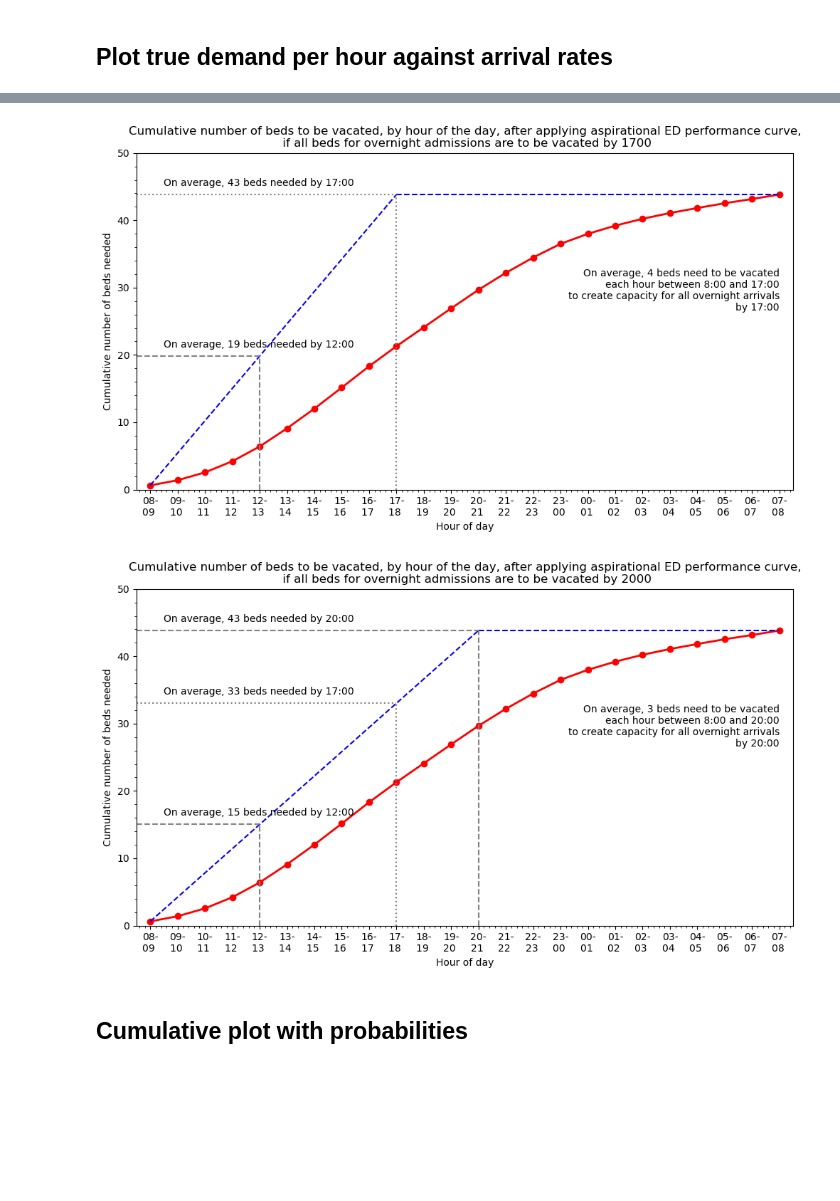
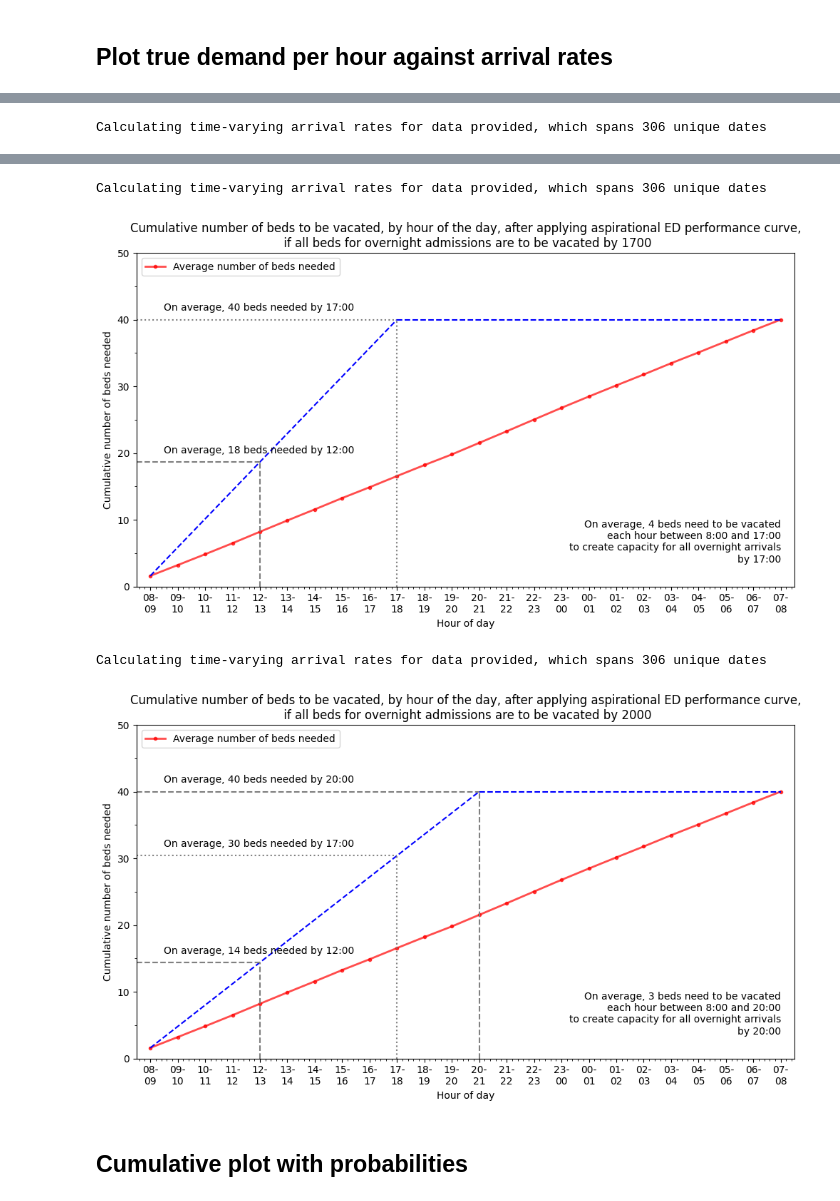
Before and after one commit to zmek/patientflow, a Jupyter notebook: notebooks/experiments/Modelling_to_show_true_demand.ipynb, the cells around one changed output, grey strips where cells are left out. Drawn from its saved outputs; the diff is of its cells as text; code cells hidden in the pictures; blank space fills up the shorter version.

Commit message:
refactor true-demand-modelling

```diff
--- a/notebooks/experiments/Modelling_to_show_true_demand.ipynb
+++ b/notebooks/experiments/Modelling_to_show_true_demand.ipynb
@@ -23,9 +20,8 @@ import json
 import pandas as pd
 
 PROJECT_ROOT = Path().home()
-USER_ROOT = Path().home() / 'work'
+USER_ROOT = Path().home() / 'Repos'
 
-sys.path.append(str(USER_ROOT / 'patientflow' / 'src' / 'patientflow'))
 
 
 model_file_path = USER_ROOT / 'patientflow' / 'trained-models'
@@ -33,6 +29,8 @@ model_file_path = USER_ROOT / 'patientflow' / 'trained-models'
 data_path = USER_ROOT / 'ed-predictor' / 'data-raw'
 media_file_path = USER_ROOT / 'patientflow' / 'notebooks' / 'experiments' / 'img'
 # media_file_path.mkdir(parents=True, exist_ok=True)
+# %%
+data_path= USER_ROOT / 'patientflow' / 'data-public'
 # %%
 import numpy as np
 seed_path = USER_ROOT / 'seed'
@@ -47,5 +45,5 @@ n = np.random.randint(1, 10*52)
 
 These are set in config.json. You can change these for your own purposes. But the times of day will need to match those in the provided dataset if you want to run this notebook successfully.
 # %%
-uclh = True
+uclh = False
 # %%
@@ -69,7 +67,7 @@ y1 = .8
 ## Load data
 # %%
 import pandas as pd
-from load import set_file_locations
+from patientflow.load import set_file_locations
 
 if uclh:
 
@@ -77,11 +75,11 @@ if uclh:
 else:
     visits_csv_path, yta_csv_path = set_file_locations(uclh, data_path)
 
-yta = pd.read_csv(yta_csv_path)
+inpatient_arrivals = pd.read_csv(yta_csv_path)
 
-yta['arrival_datetime'] = pd.to_datetime(yta['arrival_datetime'], utc = True)
+inpatient_arrivals['arrival_datetime'] = pd.to_datetime(inpatient_arrivals['arrival_datetime'], utc = True)
 
-weekdays_yta = yta[yta['arrival_datetime'].dt.weekday < 5]
+weekdays_yta = inpatient_arrivals[inpatient_arrivals['arrival_datetime'].dt.weekday < 5]
 
-yta.set_index('arrival_datetime', inplace=True)
+inpatient_arrivals.set_index('arrival_datetime', inplace=True)
 weekdays_yta.set_index('arrival_datetime', inplace=True)
@@ -617,14 +425,15 @@ plot_arrival_rates(hour_labels, arrival_rates, title, start_plot_index = 8,
 # plot_cumulative_arrival_rates(hour_labels, list(poisson_means_sum), title, start_plot_index = 0)
 
 title = 'Cumulative number of beds needed by hour of the day\nafter applying aspirational ED performance curve, starting at 0800'
-plot_cumulative_arrival_rates(hour_labels, list(poisson_means_sum), title, start_plot_index = 8,  file_prefix = '6_')
+plot_cumulative_arrival_rates(inpatient_arrivals, title, curve_params=(x1, y1, x2, y2), start_plot_index = 8,  file_prefix = '6_')
 
 start_of_influencable_window = 8
 end_of_influencable_window = 17
 title = f'Cumulative number of beds to be vacated, by hour of the day, after applying aspirational ED performance curve,\n if all beds for overnight admissions are to be vacated by {end_of_influencable_window}00'
-plot_cumulative_arrival_rates(hour_labels, list(poisson_means_sum), title, start_plot_index = 8, draw_window = (start_of_influencable_window, end_of_influencable_window), file_prefix = '7_', set_y_lim = 50)
+plot_cumulative_arrival_rates(inpatient_arrivals, title, curve_params=(x1, y1, x2, y2), start_plot_index = 8, draw_window = (start_of_influencable_window, end_of_influencable_window), file_prefix = '7_', set_y_lim = 50)
 
 end_of_influencable_window = 20
 title = f'Cumulative number of beds to be vacated, by hour of the day, after applying aspirational ED performance curve,\n if all beds for overnight admissions are to be vacated by {end_of_influencable_window}00'
-plot_cumulative_arrival_rates(hour_labels, list(poisson_means_sum), title, start_plot_index = 8, draw_window = (start_of_influencable_window, end_of_influencable_window), file_prefix = '8_', set_y_lim = 50, hour_lines = [12,17,20])
+plot_cumulative_arrival_rates(inpatient_arrivals, title, curve_params=(x1, y1, x2, y2), start_plot_index = 8, draw_window = (start_of_influencable_window, end_of_influencable_window), file_prefix = '8_', set_y_lim = 50, hour_lines = [12,17,20])
 # %% [output]
+Calculating time-varying arrival rates for data provided, which spans 306 unique dates
@@ -632,4 +441,6 @@ plot_cumulative_arrival_rates(hour_labels, list(poisson_means_sum), title, start
+Calculating time-varying arrival rates for data provided, which spans 306 unique dates
-[figure, old version]
+[figure, new version]
+Calculating time-varying arrival rates for data provided, which spans 306 unique dates
-[figure, old version]
+[figure, new version]
 # %% [markdown]
 ## Cumulative plot with probabilities
```
Also changed, not shown: parts of 50 cells of this notebook, 3 other files.
